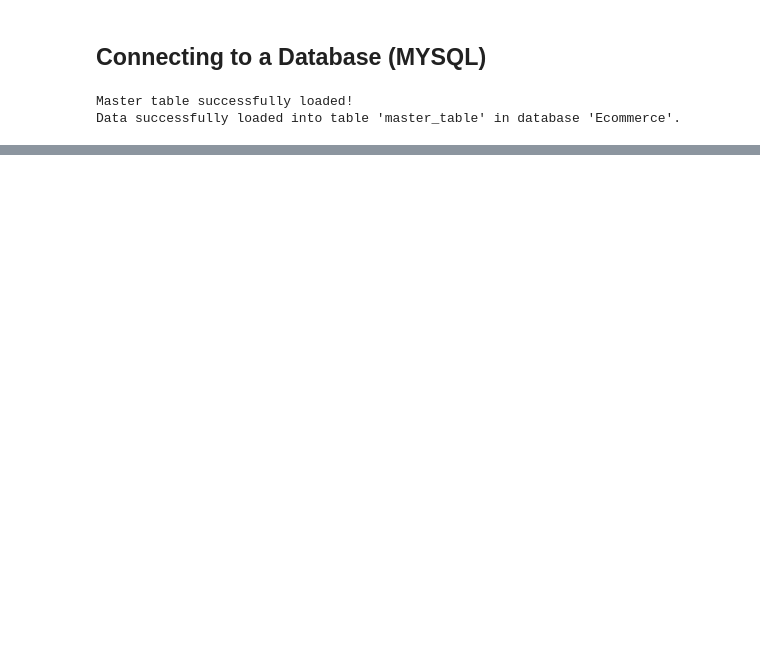
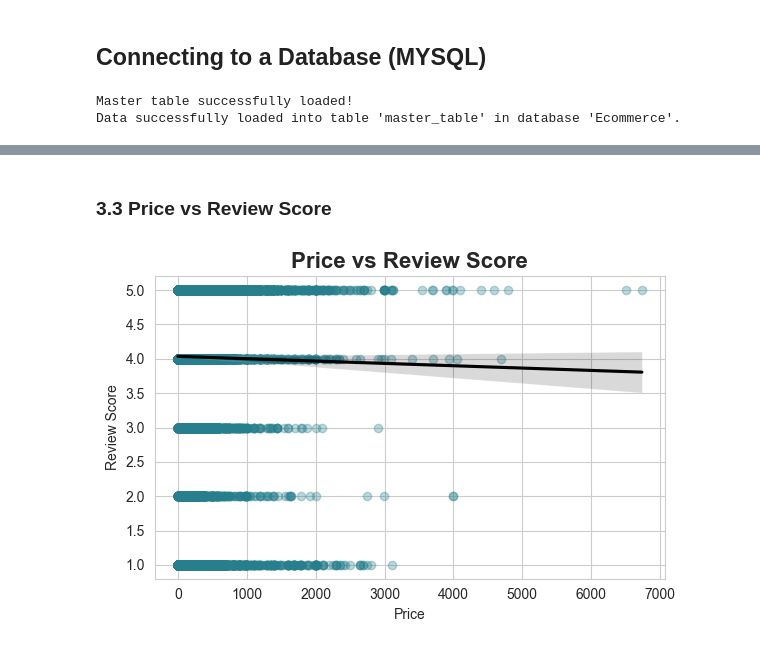
Before and after one commit to soumojit-dev/Ecommerce-Data-Analysis, a Jupyter notebook: analysis.ipynb, the cells around one changed output, grey strips where cells are left out. Saved outputs shown, nothing was run; the diff lists cells and outputs as text; code cells hidden in the pictures; blank space fills up the shorter version.

```diff
--- a/analysis.ipynb
+++ b/analysis.ipynb
@@ -331,0 +387,20 @@ Index(['order_id', 'customer_id', 'order_status', 'order_purchase_timestamp',
+# %% [markdown]
+### 3.3 Price vs Review Score
+# %%
+plt.figure(figsize=(6,4))
+
+sns.regplot(
+    x="price",
+    y="review_score",
+    data=master,
+    scatter_kws={"alpha":0.3, "color":sns.color_palette("viridis")[2]},
+    line_kws={"color":"black"}
+)
+
+plt.title("Price vs Review Score", fontsize=16, weight="bold")
+plt.xlabel("Price")
+plt.ylabel("Review Score")
+plt.tight_layout()
+plt.show()
+# %% [output]
+[figure, added]
```
Also changed, not shown: parts of 26 cells of this notebook.
